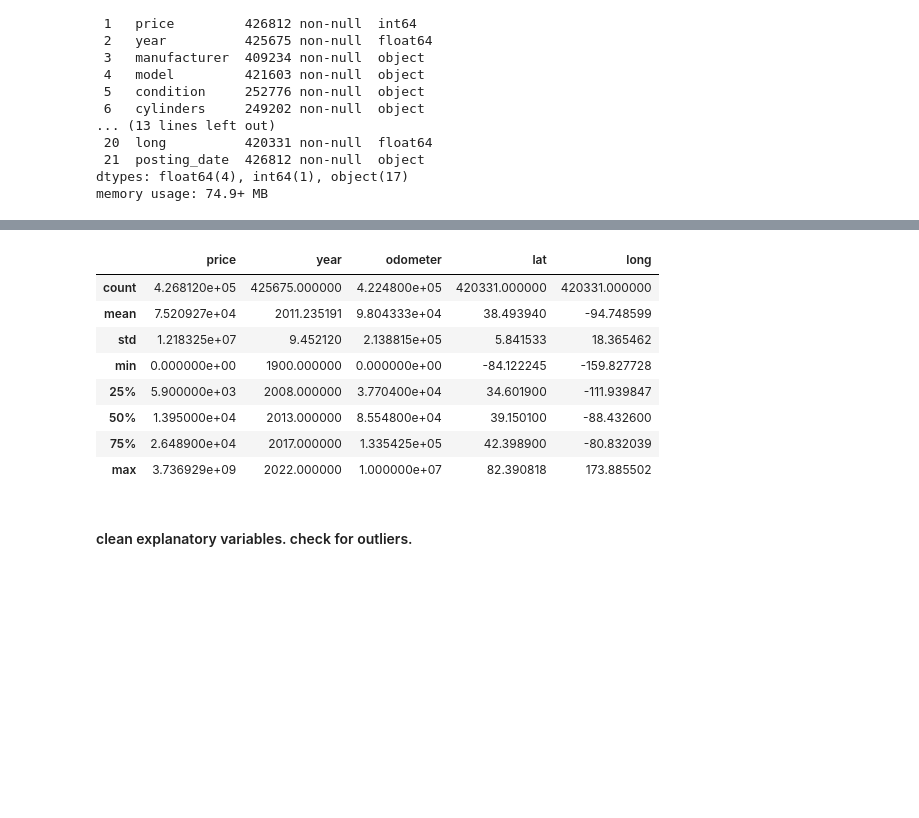
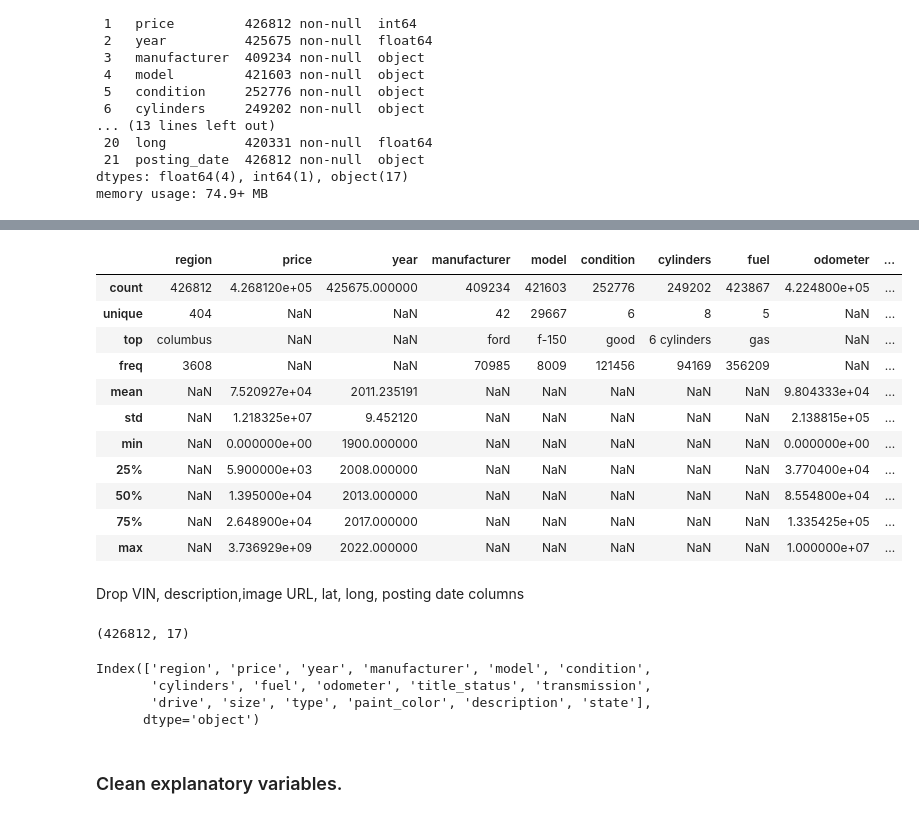
Before and after one commit to Elladuke/SCAMP-FINAL-PROJECT-INDI, a Jupyter notebook: Vehicles_data_analysis.ipynb, the cells around one changed output, grey strips where cells are left out. Cells and saved outputs as stored; diff of their text form; code cells hidden in the pictures; blank space fills up the shorter version.

Commit message:
completed the data cleaning step

```diff
--- a/Vehicles_data_analysis.ipynb
+++ b/Vehicles_data_analysis.ipynb
@@ -54,12 +112,17 @@ memory usage: 74.9+ MB
 # %%
-vehicles_df.describe()
+vehicles_df.describe(include = 'all')  #see the composition of each column
 # %% [output]
-|  | price | year | odometer | lat | long |
-| count | 4.268120e+05 | 425675.000000 | 4.224800e+05 | 420331.000000 | 420331.000000 |
-| mean | 7.520927e+04 | 2011.235191 | 9.804333e+04 | 38.493940 | -94.748599 |
-| std | 1.218325e+07 | 9.452120 | 2.138815e+05 | 5.841533 | 18.365462 |
-| min | 0.000000e+00 | 1900.000000 | 0.000000e+00 | -84.122245 | -159.827728 |
-| 25% | 5.900000e+03 | 2008.000000 | 3.770400e+04 | 34.601900 | -111.939847 |
-| 50% | 1.395000e+04 | 2013.000000 | 8.554800e+04 | 39.150100 | -88.432600 |
-| 75% | 2.648900e+04 | 2017.000000 | 1.335425e+05 | 42.398900 | -80.832039 |
-| max | 3.736929e+09 | 2022.000000 | 1.000000e+07 | 82.390818 | 173.885502 |
+|  | region | price | year | manufacturer | model | condition | cylinders | fuel | odometer | ... |
+| count | 426812 | 4.268120e+05 | 425675.000000 | 409234 | 421603 | 252776 | 249202 | 423867 | 4.224800e+05 | ... |
+| unique | 404 | NaN | NaN | 42 | 29667 | 6 | 8 | 5 | NaN | ... |
+| top | columbus | NaN | NaN | ford | f-150 | good | 6 cylinders | gas | NaN | ... |
+| freq | 3608 | NaN | NaN | 70985 | 8009 | 121456 | 94169 | 356209 | NaN | ... |
+| mean | NaN | 7.520927e+04 | 2011.235191 | NaN | NaN | NaN | NaN | NaN | 9.804333e+04 | ... |
+| std | NaN | 1.218325e+07 | 9.452120 | NaN | NaN | NaN | NaN | NaN | 2.138815e+05 | ... |
+| min | NaN | 0.000000e+00 | 1900.000000 | NaN | NaN | NaN | NaN | NaN | 0.000000e+00 | ... |
+| 25% | NaN | 5.900000e+03 | 2008.000000 | NaN | NaN | NaN | NaN | NaN | 3.770400e+04 | ... |
+| 50% | NaN | 1.395000e+04 | 2013.000000 | NaN | NaN | NaN | NaN | NaN | 8.554800e+04 | ... |
+| 75% | NaN | 2.648900e+04 | 2017.000000 | NaN | NaN | NaN | NaN | NaN | 1.335425e+05 | ... |
+| max | NaN | 3.736929e+09 | 2022.000000 | NaN | NaN | NaN | NaN | NaN | 1.000000e+07 | ... |
+# %% [markdown]
+Drop VIN, description,image URL, lat, long, posting date columns
@@ -66,2 +131,13 @@ vehicles_df.describe()
+# %%
+vehicles_df.shape
+# %% [output]
+(426812, 17)
+# %%
+vehicles_df.columns   #check remaining columns
+# %% [output]
+Index(['region', 'price', 'year', 'manufacturer', 'model', 'condition',
+       'cylinders', 'fuel', 'odometer', 'title_status', 'transmission',
+       'drive', 'size', 'type', 'paint_color', 'description', 'state'],
+      dtype='object')
 # %% [markdown]
-#### clean explanatory variables. check for outliers.
+###  Clean explanatory variables.
```
Also changed, not shown: parts of 95 cells of this notebook.
